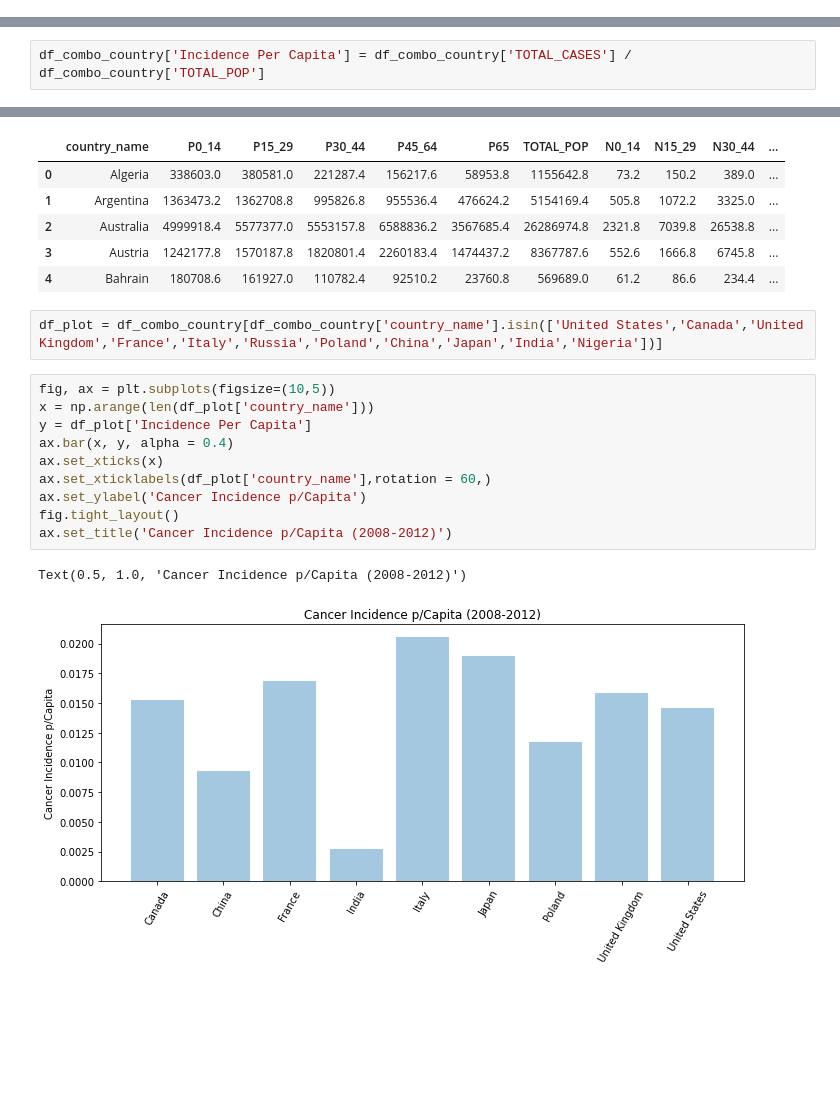
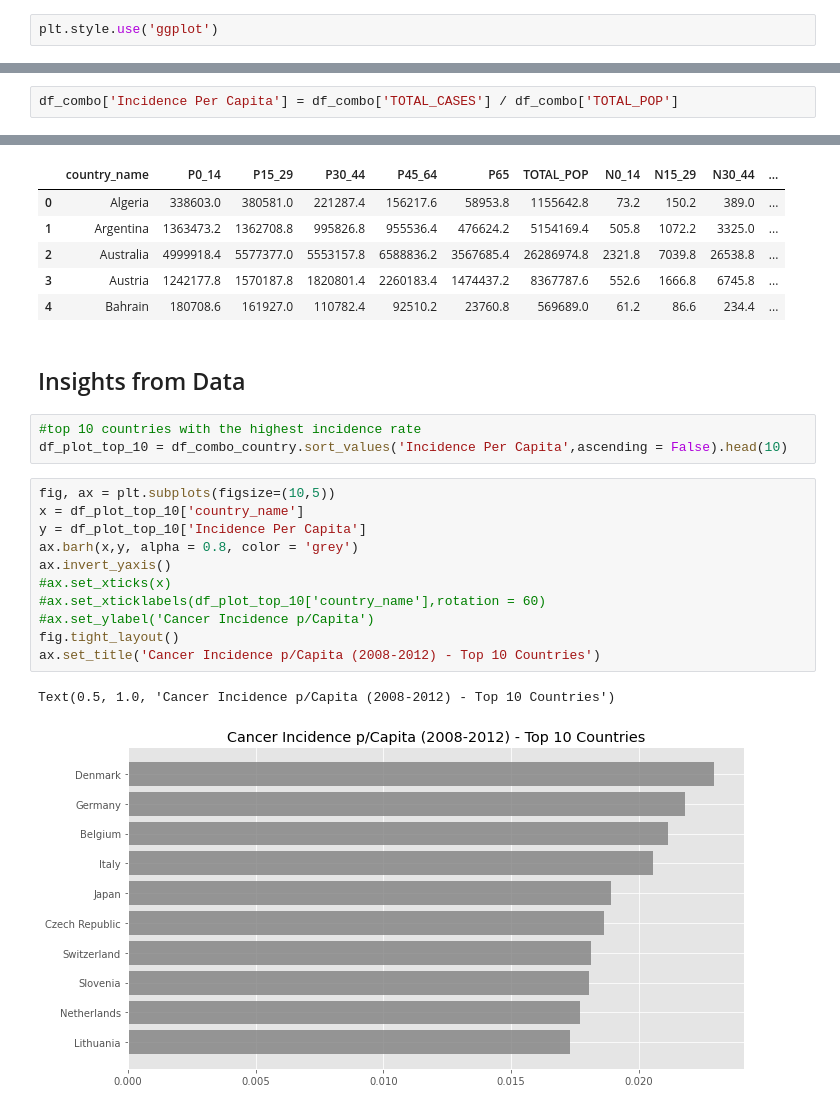
Before and after one commit to ChunLiuNY/beer-consumption-cancer-correlation, a Jupyter notebook: notebooks/data_munging.ipynb, the cells around one changed output, grey strips where cells are left out. Saved outputs shown, nothing was run; the diff lists cells and outputs as text; blank space fills up the shorter version.

```diff
--- a/notebooks/data_munging.ipynb
+++ b/notebooks/data_munging.ipynb
@@ -9,0 +11,2 @@ df_pop = pd.read_csv("../data/clean_pop.csv")
+# %%
+plt.style.use('ggplot')
@@ -64,2 +69,2 @@ df_combo_country = df_combo.groupby('country_name').sum().iloc[:,1:].reset_index
 # %%
-df_combo_country['Incidence Per Capita'] = df_combo_country['TOTAL_CASES'] / df_combo_country['TOTAL_POP']
+df_combo['Incidence Per Capita'] = df_combo['TOTAL_CASES'] / df_combo['TOTAL_POP']
@@ -72,18 +93,22 @@ df_combo_country.head()
 | 2 | Australia | 4999918.4 | 5577377.0 | 5553157.8 | 6588836.2 | 3567685.4 | 26286974.8 | 2321.8 | 7039.8 | 26538.8 | ... |
 | 3 | Austria | 1242177.8 | 1570187.8 | 1820801.4 | 2260183.4 | 1474437.2 | 8367787.6 | 552.6 | 1666.8 | 6745.8 | ... |
 | 4 | Bahrain | 180708.6 | 161927.0 | 110782.4 | 92510.2 | 23760.8 | 569689.0 | 61.2 | 86.6 | 234.4 | ... |
-# %%
-df_plot = df_combo_country[df_combo_country['country_name'].isin(['United States','Canada','United Kingdom','France','Italy','Russia','Poland','China','Japan','India','Nigeria'])]
+# %% [markdown]
+## Insights from Data
+# %%
+#top 10 countries with the highest incidence rate
+df_plot_top_10 = df_combo_country.sort_values('Incidence Per Capita',ascending = False).head(10)
 # %%
 fig, ax = plt.subplots(figsize=(10,5))
-x = np.arange(len(df_plot['country_name']))
-y = df_plot['Incidence Per Capita']
-ax.bar(x, y, alpha = 0.4)
-ax.set_xticks(x)
-ax.set_xticklabels(df_plot['country_name'],rotation = 60,)
-ax.set_ylabel('Cancer Incidence p/Capita')
+x = df_plot_top_10['country_name']
+y = df_plot_top_10['Incidence Per Capita']
+ax.barh(x,y, alpha = 0.8, color = 'grey')
+ax.invert_yaxis()
+#ax.set_xticks(x)
+#ax.set_xticklabels(df_plot_top_10['country_name'],rotation = 60)
+#ax.set_ylabel('Cancer Incidence p/Capita')
 fig.tight_layout()
-ax.set_title('Cancer Incidence p/Capita (2008-2012)')
+ax.set_title('Cancer Incidence p/Capita (2008-2012) - Top 10 Countries')
 # %% [output]
-Text(0.5, 1.0, 'Cancer Incidence p/Capita (2008-2012)')
+Text(0.5, 1.0, 'Cancer Incidence p/Capita (2008-2012) - Top 10 Countries')
-[figure, old version]
+[figure, new version]
```
Also changed, not shown: parts of 34 cells of this notebook, 13 other files.
